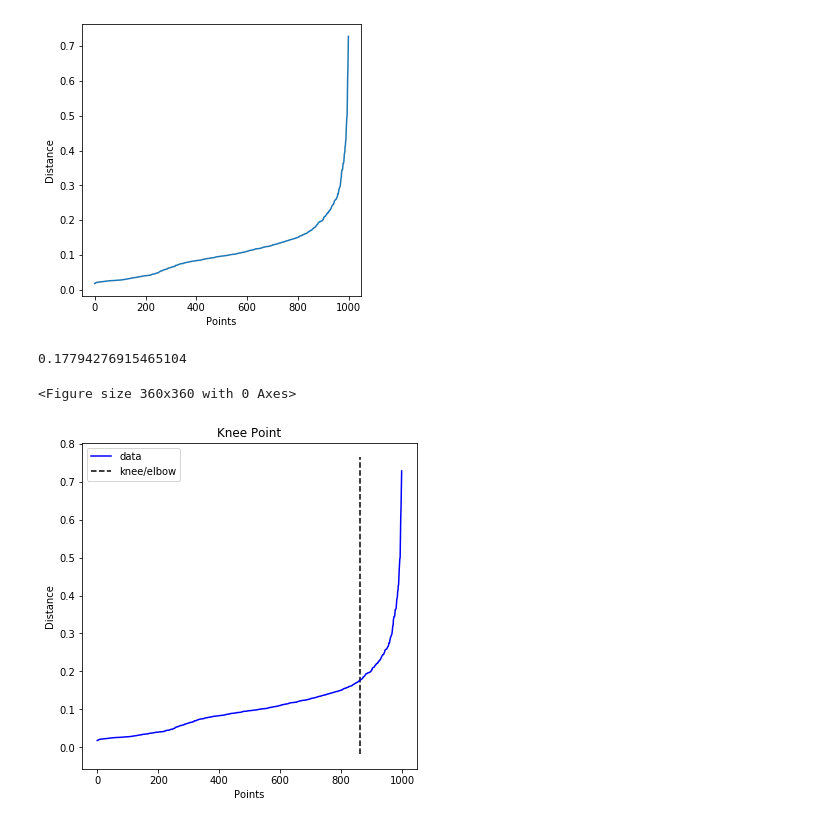
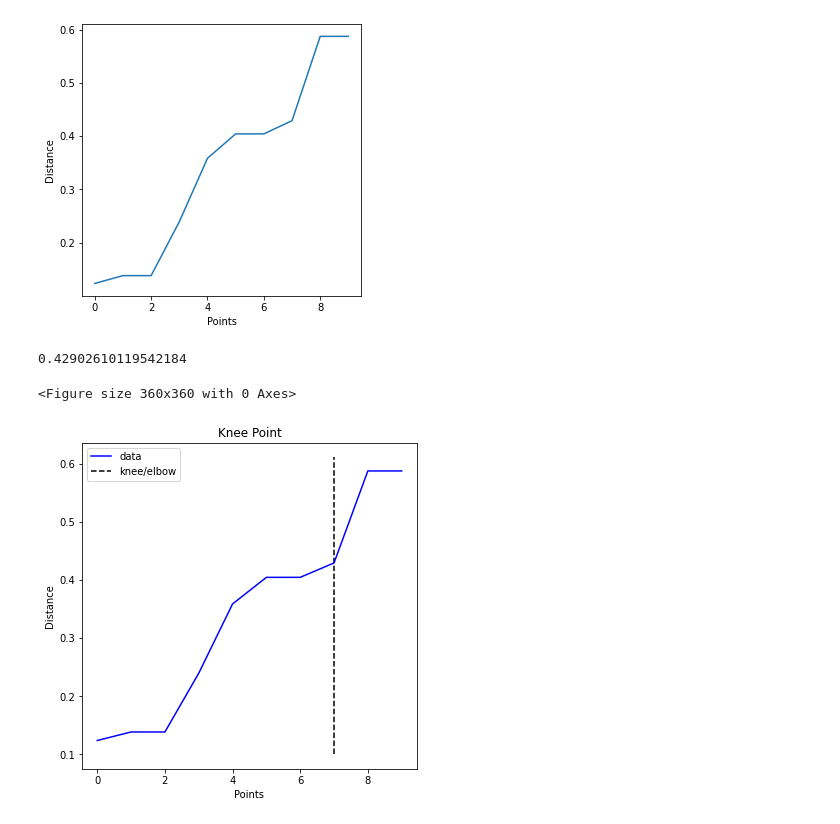
Before and after one commit to mstekel/dbscan-ps, a Jupyter notebook: DBSCAN blog.ipynb, the cells around one changed output. Cells and saved outputs as stored; diff of their text form; code cells hidden in the pictures.

```diff
--- a/DBSCAN blog.ipynb
+++ b/DBSCAN blog.ipynb
@@ -11,7 +23,9 @@ from kneed import KneeLocator
 # %%
 centers = [[1, 0.5], [2, 2], [1, -1]]
 stds = [0.1, 0.4, 0.3]
-X, labels_true = make_blobs(n_samples=1000, centers=centers, cluster_std=stds, random_state=0)
+X, labels_true = make_blobs(n_samples=10, centers=centers, cluster_std=stds, random_state=0)
+min_samples = 3
+n_neighbors = 3
 
 fig = plt.figure(figsize=(5, 5))
 sns.scatterplot(X[:,0], X[:,1], hue=["cluster-{}".format(x) for x in labels_true])
@@ -51,20 +65,20 @@ plt.savefig("multi_eps.png", dpi=300)
 # %%
-nearest_neighbors = NearestNeighbors(n_neighbors=11)
+nearest_neighbors = NearestNeighbors(n_neighbors=n_neighbors)
 neighbors = nearest_neighbors.fit(X)
 distances, indices = neighbors.kneighbors(X)
 
-distances = np.sort(distances[:,10], axis=0)
+distances = np.sort(distances[:,n_neighbors-1], axis=0)
 i = np.arange(len(distances))
 knee = KneeLocator(i, distances, S=1, curve='convex', direction='increasing', interp_method='polynomial')
 
 fig = plt.figure(figsize=(5, 5))
 plt.plot(distances)
 plt.xlabel("Points")
 plt.ylabel("Distance")
 
 plt.savefig("Distance_curve.png", dpi=300)
 # %% [output]
-[figure, old version]
+[figure, new version]
 # %%
 fig = plt.figure(figsize=(5, 5))
 knee.plot_knee()
@@ -73,7 +87,7 @@ plt.ylabel("Distance")
 plt.savefig("knee.png", dpi=300)
 print(distances[knee.knee])
 # %% [output]
-0.17794276915465104
+0.42902610119542184
 <Figure size 360x360 with 0 Axes>
-[figure, old version]
+[figure, new version]
 # %%
```
Also changed, not shown: parts of 5 cells of this notebook.
